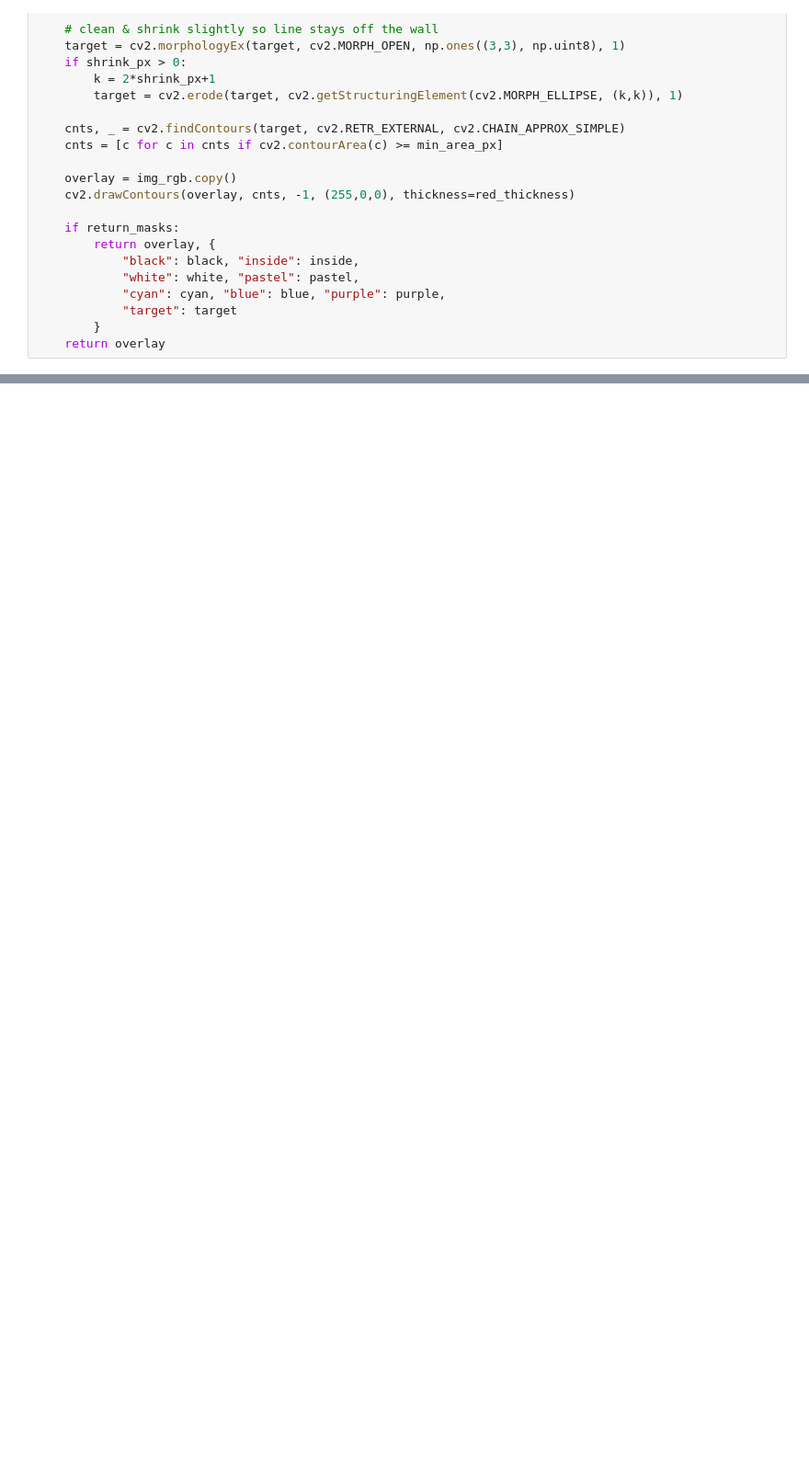
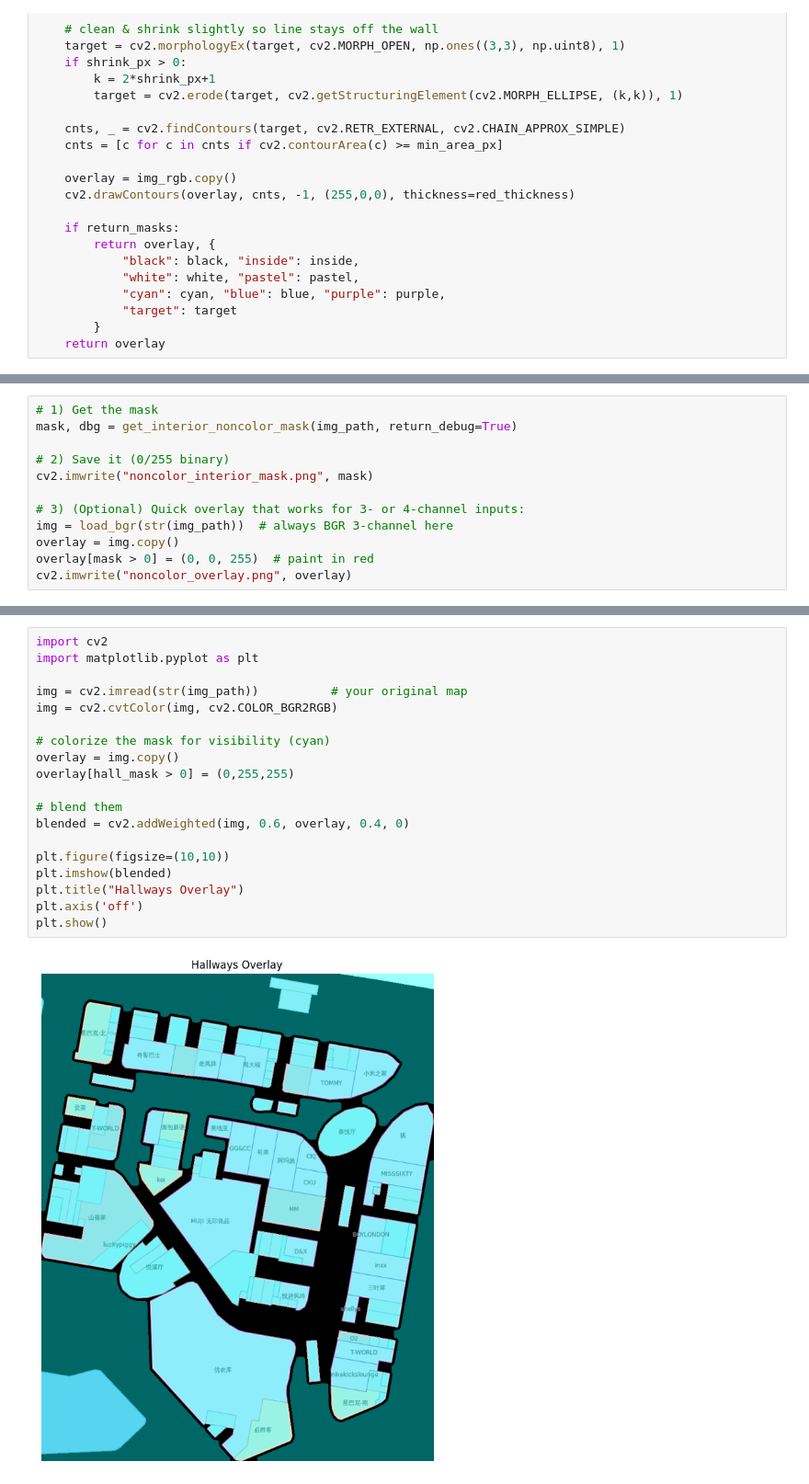
Before and after one commit to noaCohen8/indoor_localization_research, a Jupyter notebook: indoor_Microsoft_flow_real_data.ipynb, the cells around one changed output, grey strips where cells are left out. Shown at 92% size. Saved outputs shown, nothing was run; the diff lists cells and outputs as text; blank space fills up the shorter version.

```diff
--- a/indoor_Microsoft_flow_real_data.ipynb
+++ b/indoor_Microsoft_flow_real_data.ipynb
@@ -482,0 +506,12 @@ plt.imshow(overlay); plt.axis('off'); plt.show()
+# %%
+# 1) Get the mask
+mask, dbg = get_interior_noncolor_mask(img_path, return_debug=True)
+
+# 2) Save it (0/255 binary)
+cv2.imwrite("noncolor_interior_mask.png", mask)
+
+# 3) (Optional) Quick overlay that works for 3- or 4-channel inputs:
+img = load_bgr(str(img_path))  # always BGR 3-channel here
+overlay = img.copy()
+overlay[mask > 0] = (0, 0, 255)  # paint in red
+cv2.imwrite("noncolor_overlay.png", overlay)
@@ -482,0 +769,21 @@ plt.imshow(overlay); plt.axis('off'); plt.show()
+# %%
+import cv2
+import matplotlib.pyplot as plt
+
+img = cv2.imread(str(img_path))          # your original map
+img = cv2.cvtColor(img, cv2.COLOR_BGR2RGB)
+
+# colorize the mask for visibility (cyan)
+overlay = img.copy()
+overlay[hall_mask > 0] = (0,255,255)
+
+# blend them
+blended = cv2.addWeighted(img, 0.6, overlay, 0.4, 0)
+
+plt.figure(figsize=(10,10))
+plt.imshow(blended)
+plt.title("Hallways Overlay")
+plt.axis('off')
+plt.show()
+# %% [output]
+[figure, added]
```
Also changed, not shown: parts of 61 cells of this notebook, 10 other files.
